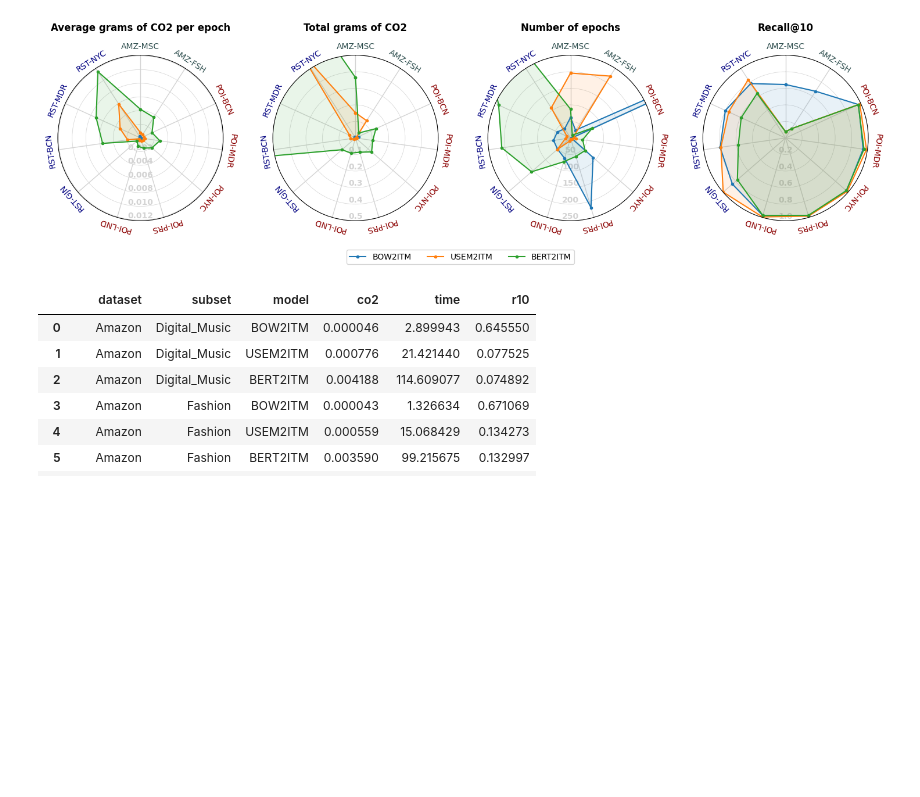
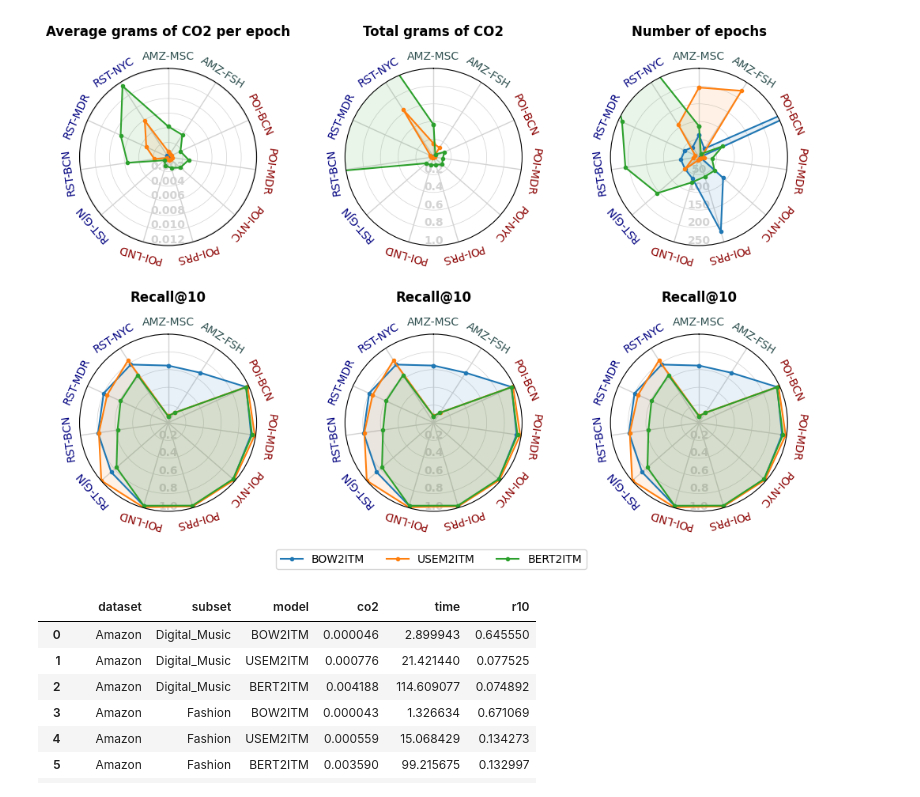
Before and after one commit to pablo-pnunez/TAVtext, a Jupyter notebook: Emissions.ipynb, the cells around one changed output. Cells and saved outputs as stored; diff of their text form; code cells hidden in the pictures; blank space fills up the shorter version.

```diff
--- a/Emissions.ipynb
+++ b/Emissions.ipynb
@@ -203,10 +203,10 @@ def plot_radial_data(axis, models, plot_data, column, title="CO2", max_y=None, f
 n_random_items = len(datasets)
 
 # Crear los dos gráficos radiales (polar plots)
-fig, axs = plt.subplots(1, 4, subplot_kw=dict(polar=True), figsize=(18,8))
-
+fig, axs = plt.subplots(2, 3, subplot_kw=dict(polar=True), figsize=(12,8))
+axs = axs.flatten()
 # Ajustar el espacio horizontal entre los gráficos
-fig.subplots_adjust(wspace=0.3, top=0.85, bottom=0.15)
+fig.subplots_adjust(wspace=0.3, hspace=0.5, top=0.85, bottom=0.15)
 
 # Establecer etiquetas en los r-ticks y rotar las etiquetas para que formen 90 grados con el radio
 for ax in axs:
@@ -220,36 +220,40 @@ for ax in axs:
     plt.gcf().canvas.draw()
     angles = np.linspace(0, -2*np.pi, len(ax.get_xticklabels()) + 1)
     angles = np.rad2deg(angles[:-1])
     labels = []
     for label, angle in zip(ax.get_xticklabels(), angles):
         x, y = label.get_position()
         dataset_text = label.get_text()
         dataset_color = "darkred" if "POI" in dataset_text else "navy" if "RST" in dataset_text else "darkslategray"
         # Ajustar la posición de las etiquetas y rotarlas para que formen 90 grados con el radio
         if angle >= 90 and angle <= 270: rotation_angle = angle  - 180
         else: rotation_angle = angle
         lab = ax.text(x, y + 0.035, dataset_text, transform=label.get_transform(), ha='center', va='center', rotation=rotation_angle, color=dataset_color)
         labels.append(lab)
     ax.set_xticklabels([])
 
 # Gráfico para CO2
 plot_radial_data(axs[0], modelos, plot_data, fmt='{:.3f}', column="co2", title="Average grams of CO2 per epoch")
 # Gráfico para time
 #plot_radial_data(axs[1], modelos, plot_data, fmt='{:.0f}', column="time", title="Average seconds per epoch")
 # Gráfico para time
-plot_radial_data(axs[1], modelos, plot_data, fmt='{:.1f}', max_y=0.5, column="total_co2", title="Total grams of CO2")
+plot_radial_data(axs[1], modelos, plot_data, fmt='{:.1f}', max_y=1, column="total_co2", title="Total grams of CO2")
 # Gráfico para epochs
 plot_radial_data(axs[2], modelos, plot_data, fmt='{:.0f}', max_y=250, column="epochs", title="Number of epochs")
 # Gráfico para R10
 plot_radial_data(axs[3], modelos, plot_data, fmt='{:.1f}',max_y=1, column="r10", title="Recall@10")
+# Gráfico para R10
+plot_radial_data(axs[4], modelos, plot_data, fmt='{:.1f}',max_y=1, column="r10", title="Recall@10")
+# Gráfico para R10
+plot_radial_data(axs[5], modelos, plot_data, fmt='{:.1f}',max_y=1, column="r10", title="Recall@10")
 
 # Añadir una sola leyenda en el centro abajo
 lines, labels = axs[0].get_legend_handles_labels()
-fig.legend(lines, labels, loc='lower center', bbox_to_anchor=(0.51, 0.22), ncol=3)
+fig.legend(lines, labels, loc='lower center', bbox_to_anchor=(0.51, 0.05), ncol=3)
 
 plt.show()
 # %% [output]
-[figure, old version]
+[figure, new version]
 # %%
 plot_data
 # %% [output]
```
Also changed, not shown: 2 other files.
